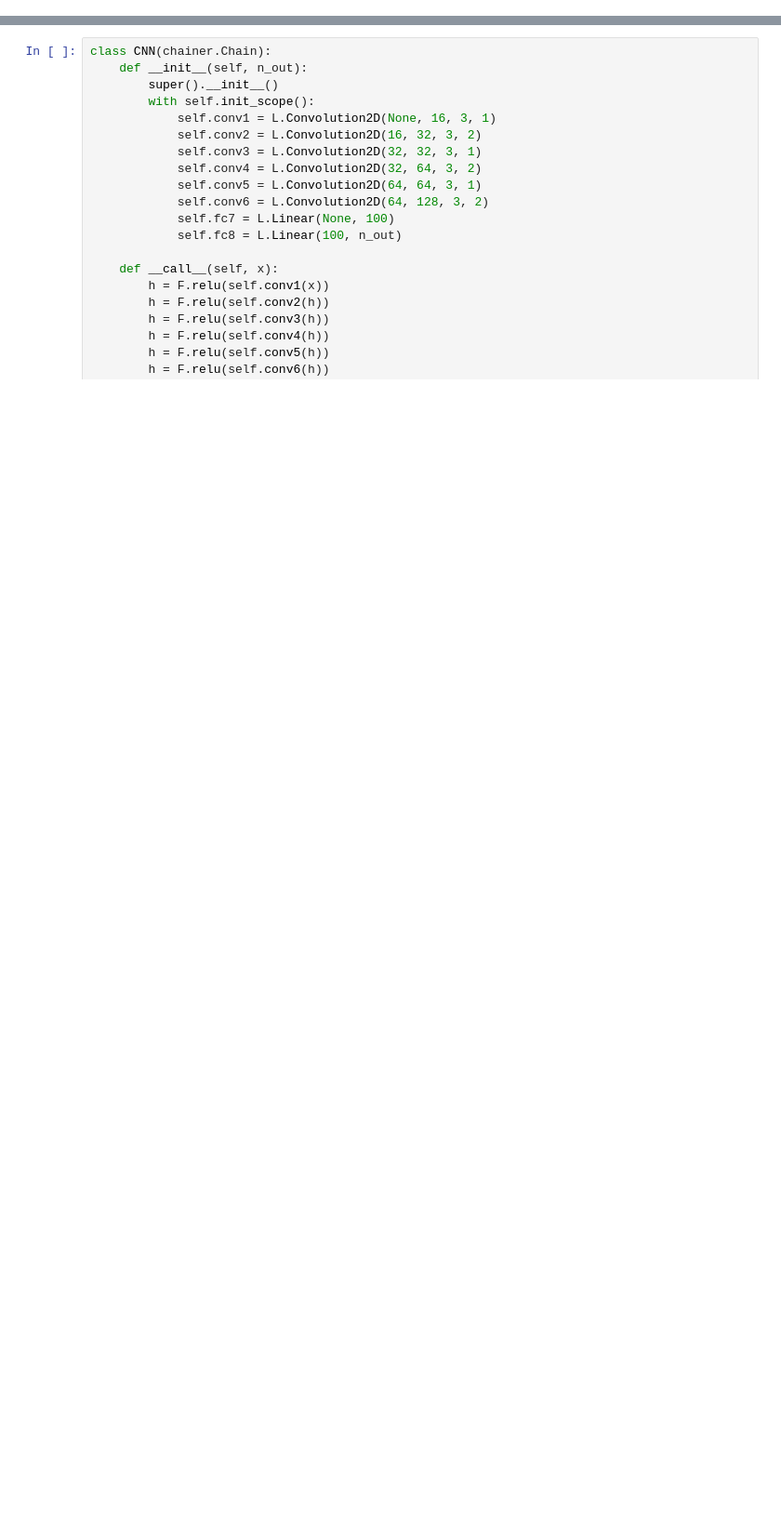
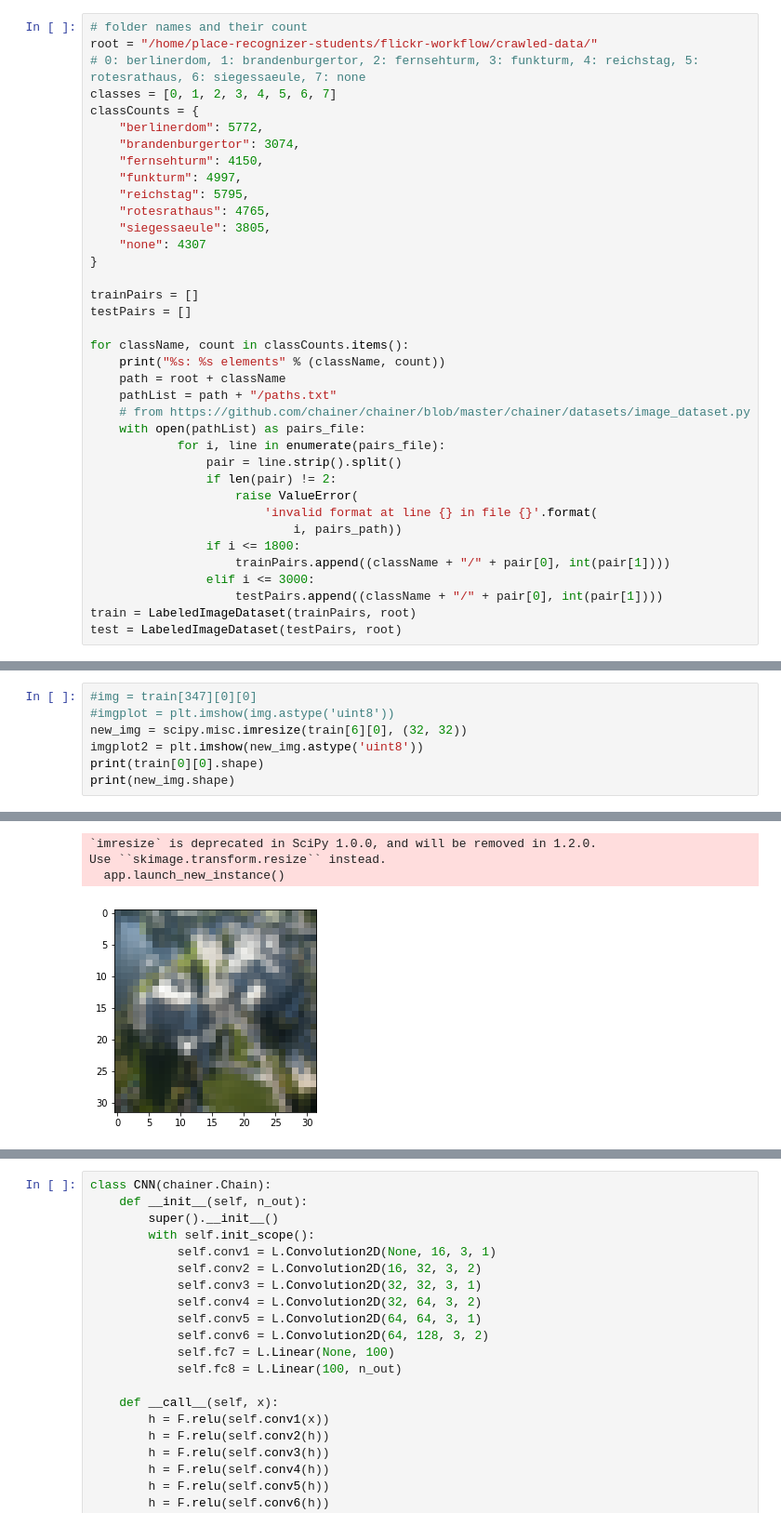
Before and after one commit to HPI-MachineIntelligence-MetaLearning/notebooks, a Jupyter notebook: image-classification.ipynb, the cells around one changed output, grey strips where cells are left out. Shown at 93% size. Cells and saved outputs as stored; diff of their text form; blank space fills up the shorter version.

Commit message:
Load previous years data and process it (error: reszing creates negative width)

```diff
--- a/image-classification.ipynb
+++ b/image-classification.ipynb
@@ -6,0 +12,37 @@ train, test = chainer.datasets.get_cifar10()
+# %%
+# folder names and their count
+root = "/home/place-recognizer-students/flickr-workflow/crawled-data/"
+# 0: berlinerdom, 1: brandenburgertor, 2: fernsehturm, 3: funkturm, 4: reichstag, 5: rotesrathaus, 6: siegessaeule, 7: none
+classes = [0, 1, 2, 3, 4, 5, 6, 7]
+classCounts = {
+    "berlinerdom": 5772,
+    "brandenburgertor": 3074,
+    "fernsehturm": 4150,
+    "funkturm": 4997,
+    "reichstag": 5795,
+    "rotesrathaus": 4765,
+    "siegessaeule": 3805,
+    "none": 4307
+}
+
+trainPairs = []
+testPairs = []
+
+for className, count in classCounts.items():
+    print("%s: %s elements" % (className, count))
+    path = root + className
+    pathList = path + "/paths.txt"
+    # from https://github.com/chainer/chainer/blob/master/chainer/datasets/image_dataset.py
+    with open(pathList) as pairs_file:
+            for i, line in enumerate(pairs_file):
+                pair = line.strip().split()
+                if len(pair) != 2:
+                    raise ValueError(
+                        'invalid format at line {} in file {}'.format(
+                            i, pairs_path))
+                if i <= 1800:
+                    trainPairs.append((className + "/" + pair[0], int(pair[1])))
+                elif i <= 3000:
+                    testPairs.append((className + "/" + pair[0], int(pair[1])))
+train = LabeledImageDataset(trainPairs, root)
+test = LabeledImageDataset(testPairs, root)
@@ -6,0 +175,8 @@ train, test = chainer.datasets.get_cifar10()
+# %%
+#img = train[347][0][0]
+#imgplot = plt.imshow(img.astype('uint8'))
+new_img = scipy.misc.imresize(train[6][0], (32, 32))
+imgplot2 = plt.imshow(new_img.astype('uint8'))
+print(train[0][0].shape)
+print(new_img.shape)
+# %% [output]
@@ -6,0 +185,4 @@ train, test = chainer.datasets.get_cifar10()
+`imresize` is deprecated in SciPy 1.0.0, and will be removed in 1.2.0.
+Use ``skimage.transform.resize`` instead.
+  app.launch_new_instance()
+[figure, added]
```
Also changed, not shown: parts of 14 cells of this notebook.
